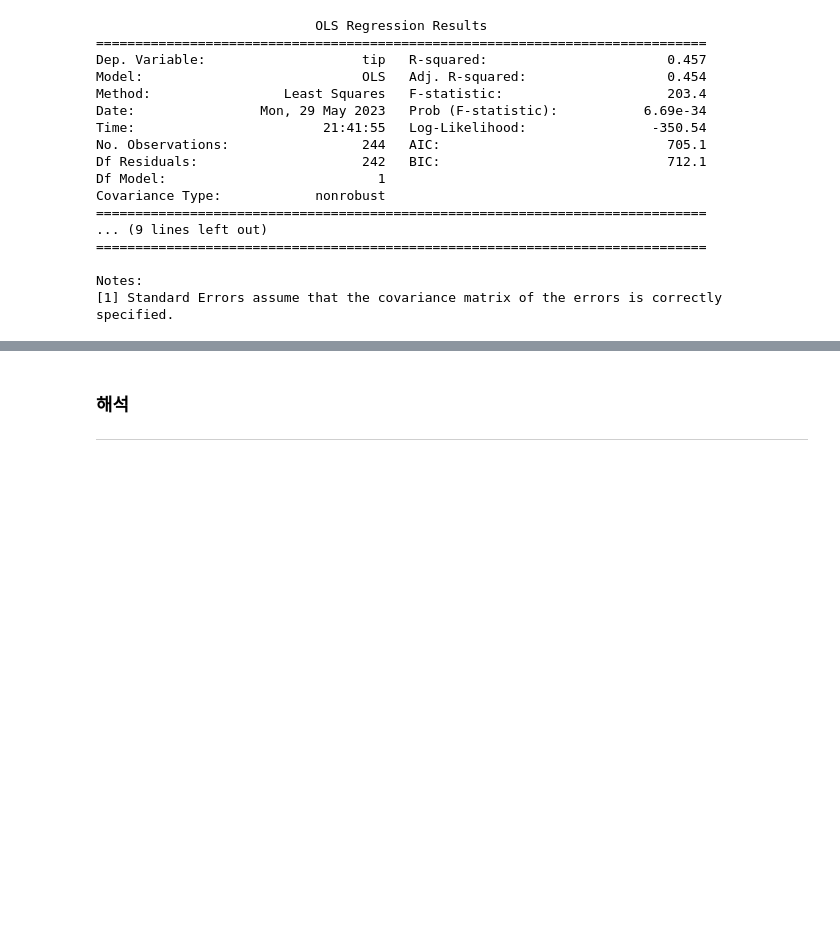
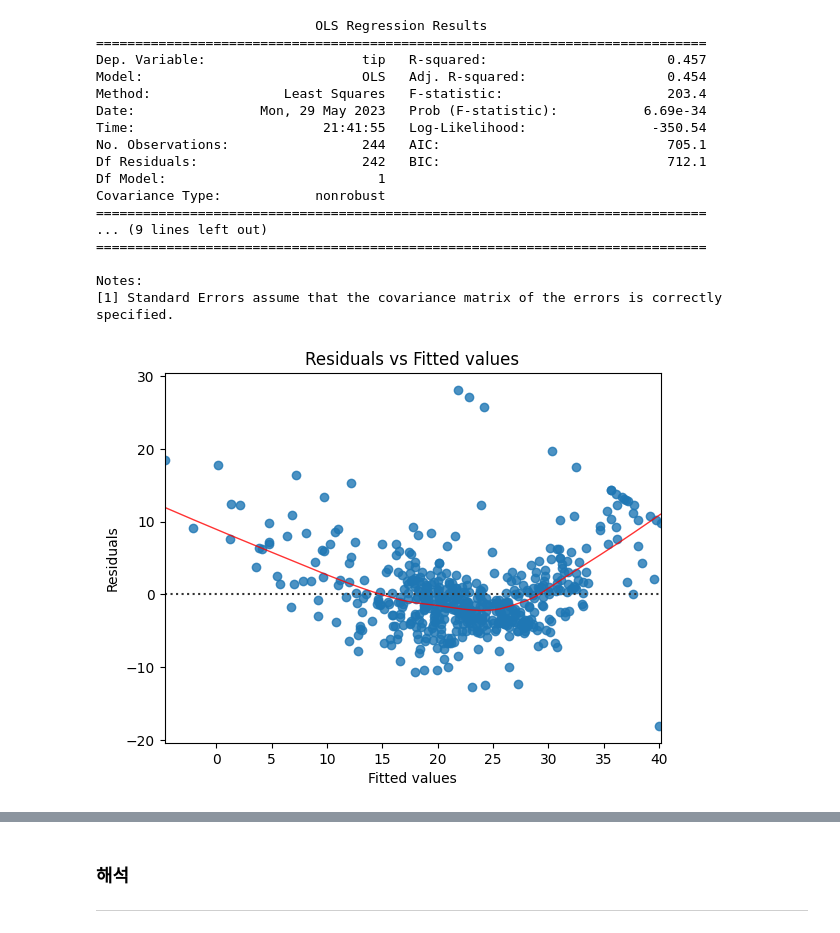
Before and after one commit to kbigdata-git/bigdata16, a Jupyter notebook: ml-del/smf-test.ipynb, the cells around one changed output, grey strips where cells are left out. Drawn from its saved outputs; the diff is of its cells as text; code cells hidden in the pictures; blank space fills up the shorter version.

```diff
--- a/ml-del/smf-test.ipynb
+++ b/ml-del/smf-test.ipynb
@@ -32,6 +32,22 @@ Covariance Type:            nonrobust
 
 Notes:
 [1] Standard Errors assume that the covariance matrix of the errors is correctly specified.
+# %%
+import matplotlib.pyplot as plt
+import seaborn as sns
+# 회귀 모델 생성
+model = smf.ols(formula='PRICE ~ RM + LSTAT', data=bostonDF)
+results = model.fit()
+
+# 잔차 그래프 생성
+residuals = results.resid
+sns.residplot(x=results.fittedvalues, y=residuals, lowess=True, line_kws={'color': 'red', 'lw': 1, 'alpha': 0.8})
+plt.xlabel('Fitted values')
+plt.ylabel('Residuals')
+plt.title('Residuals vs Fitted values')
+plt.show()
+# %% [output]
+[figure, added]
 # %%
 import pandas as pd
 import statsmodels.formula.api as smf
```
Also changed, not shown: parts of 1 cell of this notebook.
